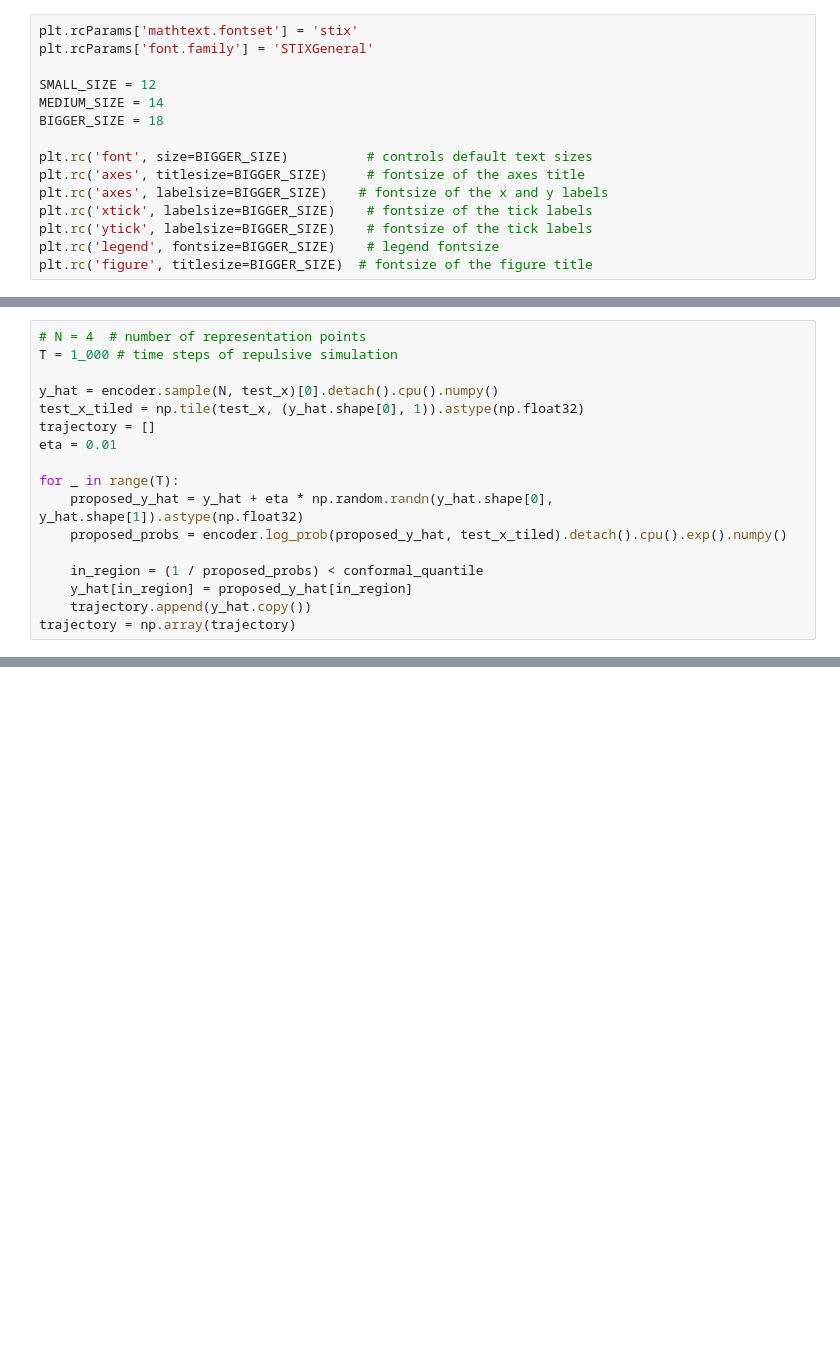
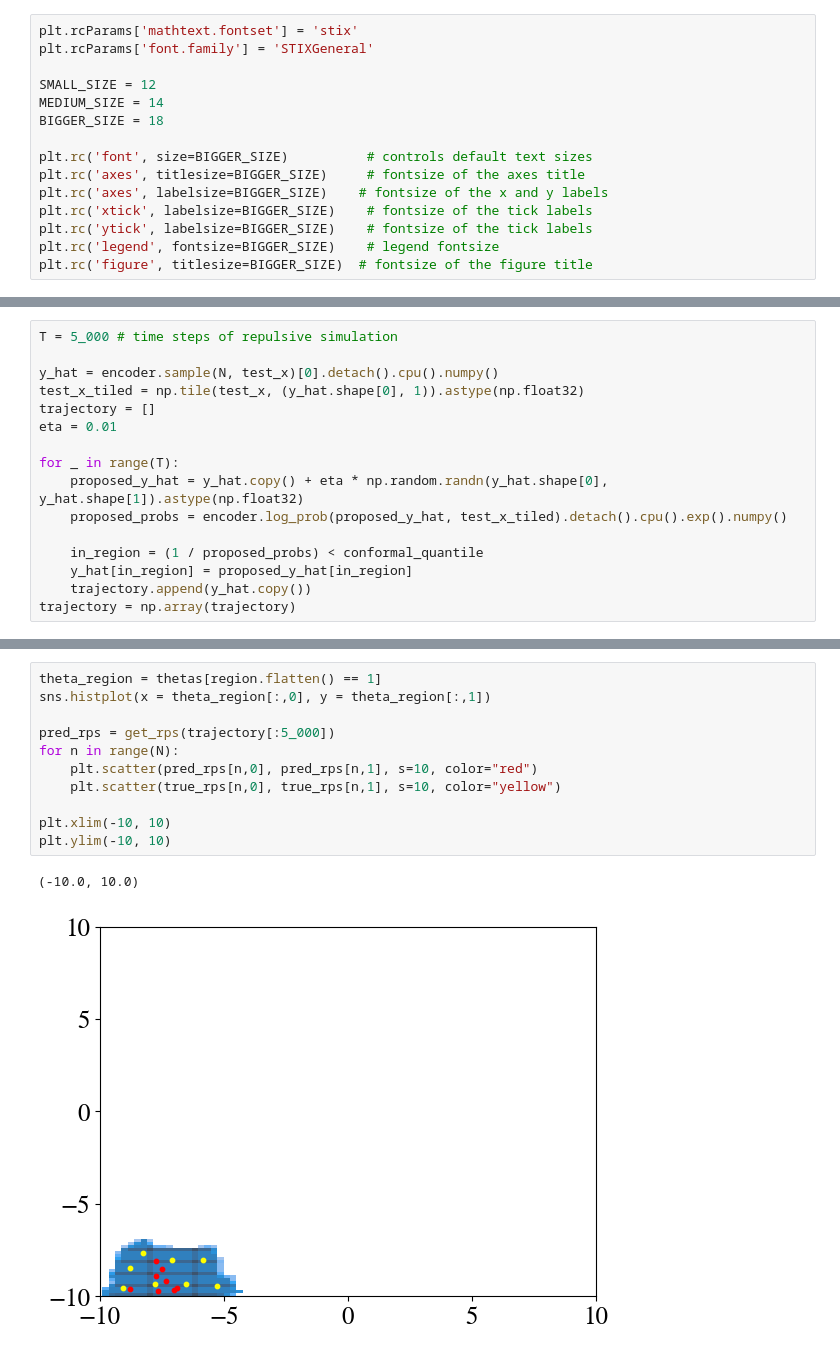
Before and after one commit to yashpatel5400/csi, a Jupyter notebook: sbi/csi.ipynb, the cells around one changed output, grey strips where cells are left out. Drawn from its saved outputs; the diff is of its cells as text; blank space fills up the shorter version.

```diff
--- a/sbi/csi.ipynb
+++ b/sbi/csi.ipynb
@@ -104,6 +96,5 @@ for cluster_idx, rp in enumerate(true_rps):
 # %%
-# N = 4  # number of representation points
-T = 1_000 # time steps of repulsive simulation
+T = 5_000 # time steps of repulsive simulation
 
 y_hat = encoder.sample(N, test_x)[0].detach().cpu().numpy()
 test_x_tiled = np.tile(test_x, (y_hat.shape[0], 1)).astype(np.float32)
@@ -111,7 +102,7 @@ trajectory = []
 eta = 0.01
 
 for _ in range(T):
-    proposed_y_hat = y_hat + eta * np.random.randn(y_hat.shape[0], y_hat.shape[1]).astype(np.float32)
+    proposed_y_hat = y_hat.copy() + eta * np.random.randn(y_hat.shape[0], y_hat.shape[1]).astype(np.float32)
     proposed_probs = encoder.log_prob(proposed_y_hat, test_x_tiled).detach().cpu().exp().numpy()
 
     in_region = (1 / proposed_probs) < conformal_quantile
@@ -160,3 +145,17 @@ def get_rps(trajectory):
+# %%
+theta_region = thetas[region.flatten() == 1]
+sns.histplot(x = theta_region[:,0], y = theta_region[:,1])
+
+pred_rps = get_rps(trajectory[:5_000])
+for n in range(N):
+    plt.scatter(pred_rps[n,0], pred_rps[n,1], s=10, color="red")
+    plt.scatter(true_rps[n,0], true_rps[n,1], s=10, color="yellow")
+
+plt.xlim(-10, 10)
+plt.ylim(-10, 10)
+# %% [output]
+(-10.0, 10.0)
+[figure, added]
 # %%
 import scipy.spatial
 import itertools
```
Also changed, not shown: parts of 10 cells of this notebook.
